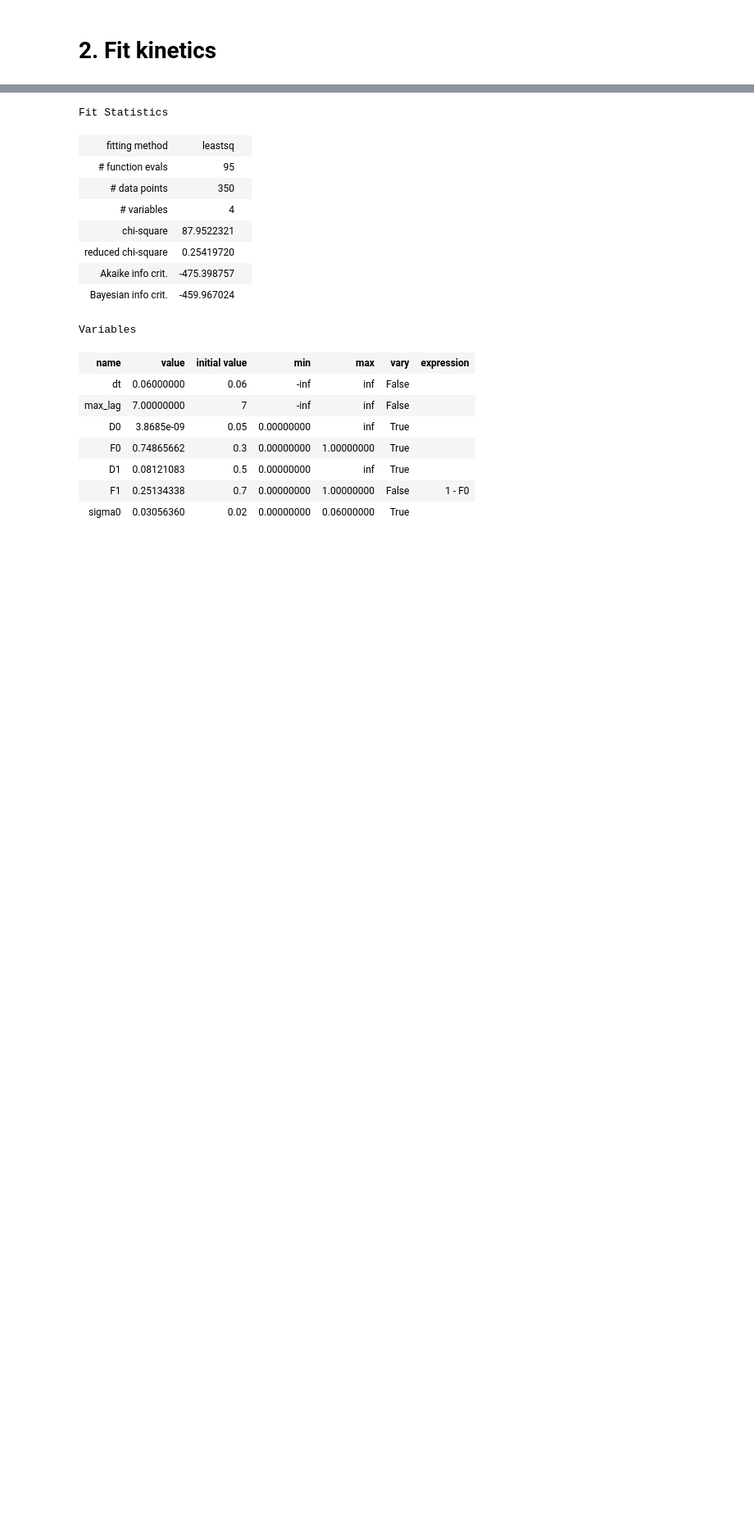
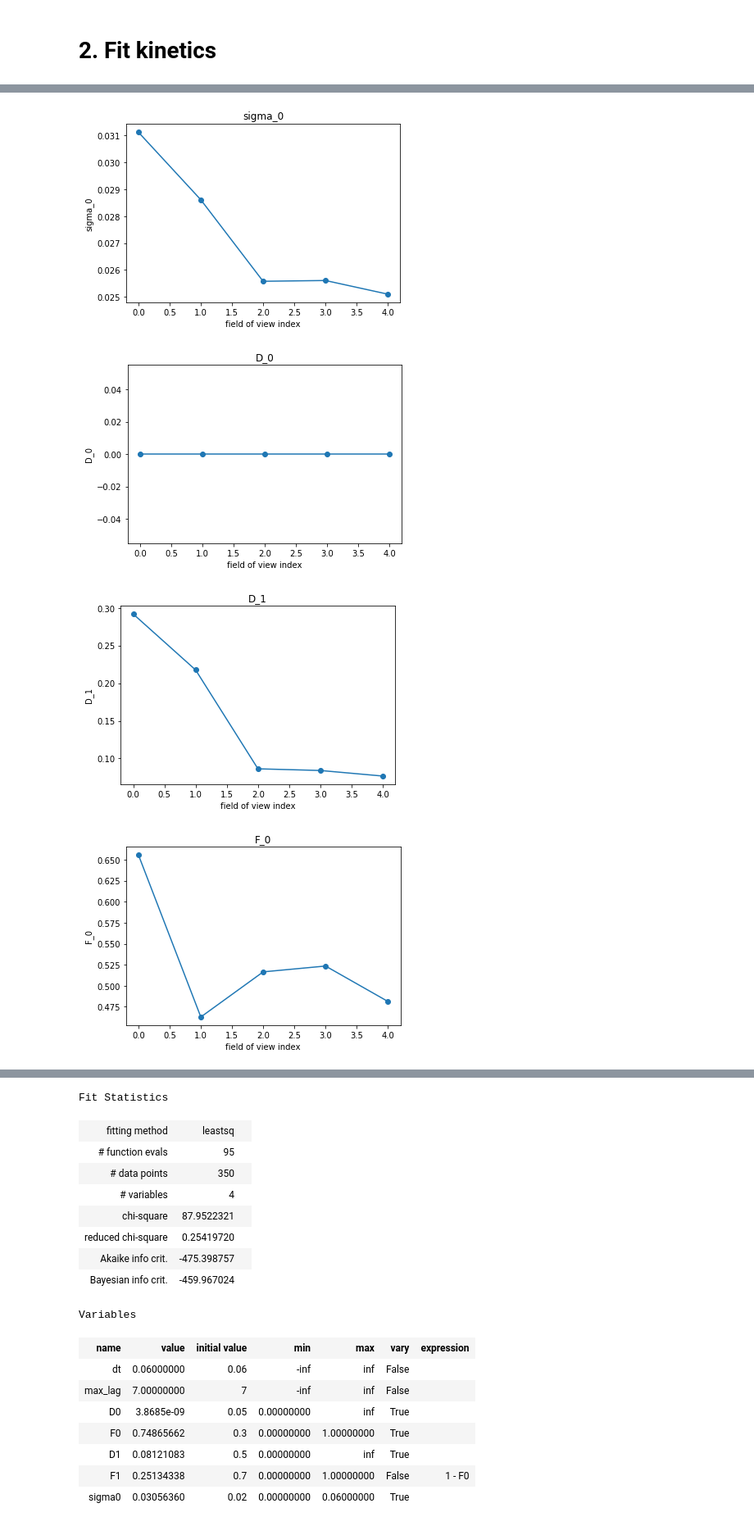
Before and after one commit to aaristov/Spot-On-Cli, a Jupyter notebook: examples/fit_trackmate_data.ipynb, the cells around one changed output, grey strips where cells are left out. Shown at 82% size. Saved outputs shown, nothing was run; the diff lists cells and outputs as text; code cells hidden in the pictures; blank space fills up the shorter version.

```diff
--- a/examples/fit_trackmate_data.ipynb
+++ b/examples/fit_trackmate_data.ipynb
@@ -66,0 +99,3 @@ Variables
+# %%
+fits_table = fit2.result_2_table(*fits)
+fits_table
@@ -66,0 +110,15 @@ Variables
+# %%
+def plot_table_values(fits_table):
+    for c in fits_table.columns:
+        fit2.plt.plot(fits_table[c], 'o-')
+        fit2.plt.xlabel('field of view index')
+        fit2.plt.ylabel(c)
+        fit2.plt.title(c)
+        fit2.plt.show()
+
+plot_table_values(fits_table)
+# %% [output]
+[figure, added]
+[figure, added]
+[figure, added]
+[figure, added]
```
Also changed, not shown: parts of 12 cells of this notebook.
